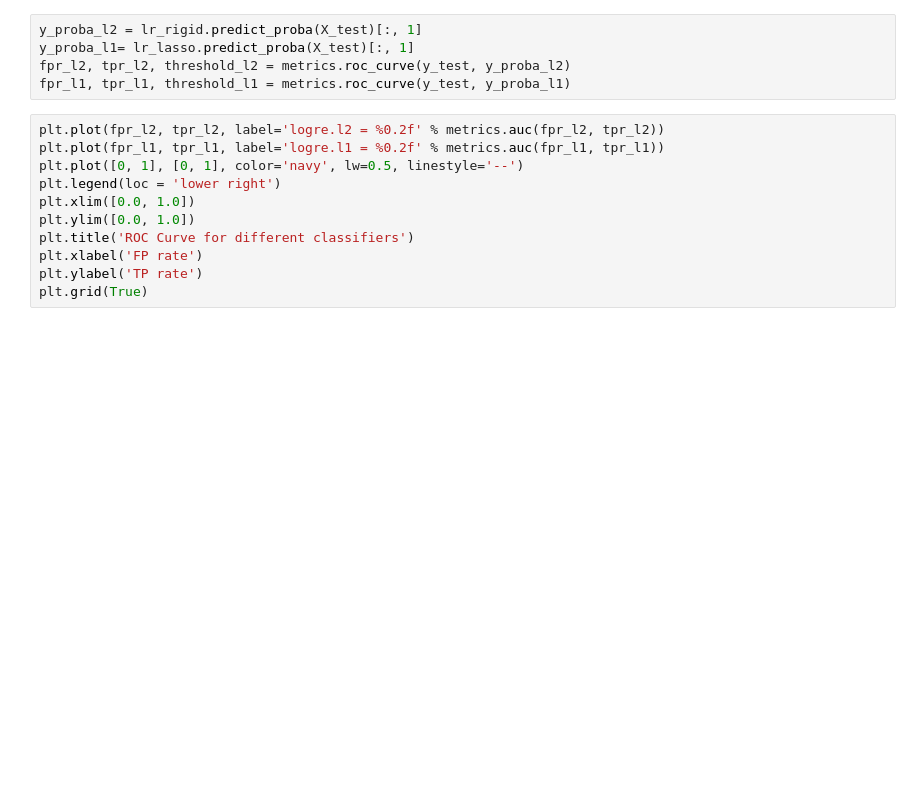
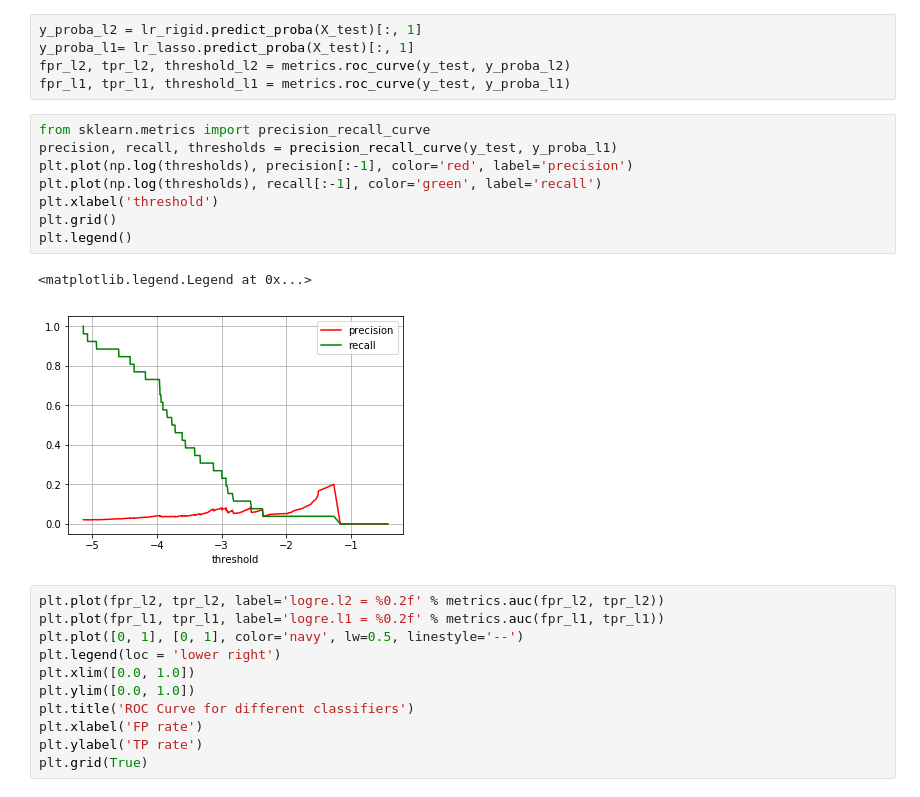
Before and after one commit to safwatmohamed/mythesis, a Jupyter notebook: initialAnalysis.ipynb, the cells around one changed output. Saved outputs shown, nothing was run; the diff lists cells and outputs as text; blank space fills up the shorter version.

```diff
--- a/initialAnalysis.ipynb
+++ b/initialAnalysis.ipynb
@@ -362,6 +362,17 @@ y_proba_l2 = lr_rigid.predict_proba(X_test)[:, 1]
 y_proba_l1= lr_lasso.predict_proba(X_test)[:, 1]
 fpr_l2, tpr_l2, threshold_l2 = metrics.roc_curve(y_test, y_proba_l2)
 fpr_l1, tpr_l1, threshold_l1 = metrics.roc_curve(y_test, y_proba_l1)
+# %%
+from sklearn.metrics import precision_recall_curve
+precision, recall, thresholds = precision_recall_curve(y_test, y_proba_l1)
+plt.plot(np.log(thresholds), precision[:-1], color='red', label='precision')
+plt.plot(np.log(thresholds), recall[:-1], color='green', label='recall')
+plt.xlabel('threshold')
+plt.grid()
+plt.legend()
+# %% [output]
+<matplotlib.legend.Legend at 0x...>
+[figure, added]
 # %%
 plt.plot(fpr_l2, tpr_l2, label='logre.l2 = %0.2f' % metrics.auc(fpr_l2, tpr_l2))
 plt.plot(fpr_l1, tpr_l1, label='logre.l1 = %0.2f' % metrics.auc(fpr_l1, tpr_l1))
```
Also changed, not shown: parts of 12 cells of this notebook, 2 other files.
